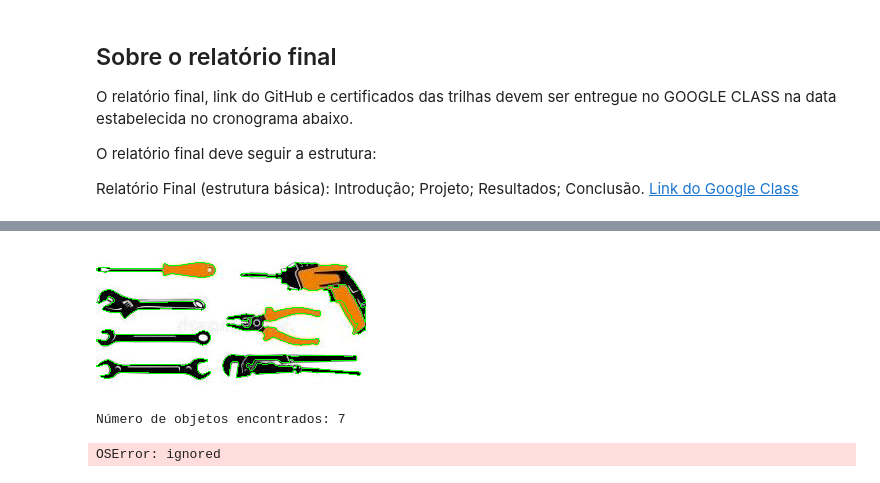
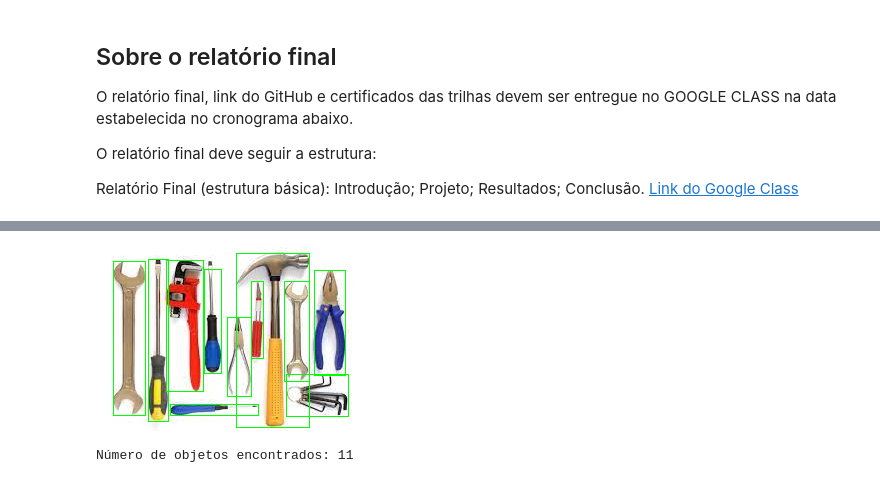
Before and after one commit to ElanDeyan/a3-cg-rv, a Jupyter notebook: A3_CG_E_RV.ipynb, the cells around one changed output, grey strips where cells are left out. Saved outputs shown, nothing was run; the diff lists cells and outputs as text; code cells hidden in the pictures.

```diff
--- a/A3_CG_E_RV.ipynb
+++ b/A3_CG_E_RV.ipynb
@@ -63,0 +68,13 @@ image = cv2.imread('./images.jpeg')
+# %%
+uploaded = files.upload()
+
+# Obter o nome do arquivo da imagem
+file_name = list(uploaded.keys())[0]
+
+file_directory = './' + file_name
+
+# Carregar a imagem usando a biblioteca PIL
+image_pil = Image.open(file_name)
+
+# Converter a imagem PIL para uma imagem NumPy (OpenCV)
+original_image = np.array(image_pil)
@@ -64,2 +84,4 @@ image = cv2.imread('./images.jpeg')
+# %%
+original_image = cv2.imread(file_directory)
 # %%
 # Verificar se a imagem foi carregada corretamente
@@ -77,0 +106,3 @@ cv2_imshow(image)
+# %%
+# Filtra contornos
+AREA_LIMIT = int(input("Insira a area limite: "))
@@ -78,32 +111,32 @@ cv2_imshow(image)
 # %%
-gray = cv2.cvtColor(image, cv2.COLOR_BGR2GRAY)
+# Adaptive threshold
 
-blurred = cv2.GaussianBlur(gray, (5, 5), 0)
-
-threshold = cv2.adaptiveThreshold(blurred, 255, cv2.ADAPTIVE_THRESH_GAUSSIAN_C,
+threshold = cv2.adaptiveThreshold(blurred_image, 255, cv2.ADAPTIVE_THRESH_GAUSSIAN_C,
                                   cv2.THRESH_BINARY_INV, 11, 2)
 
 kernel = np.ones((3, 3), np.uint8)
 closed = cv2.morphologyEx(threshold, cv2.MORPH_CLOSE, kernel)
 
+# Encontrar contornos na imagem com tamanho mínimo ajustado
 contours, _ = cv2.findContours(closed.copy(), cv2.RETR_EXTERNAL, cv2.CHAIN_APPROX_SIMPLE)
 
-filtered_contours = [cnt for cnt in contours if cv2.contourArea(cnt) > 250]
+# Filtra contornos que tenham uma area maior que AREA_LIMIT
+filtered_contours = [cnt for cnt in contours if cv2.contourArea(cnt) > AREA_LIMIT]
+
+# Criar uma cópia da imagem original para desenhar os contornos
+marked_image = original_image.copy()
 
 for contour in filtered_contours:
-    cv2.drawContours(image, [contour], -1, (0, 255, 0), 1)
+  # Obter um retângulo delimitador ao redor do contorno
+  x, y, w, h = cv2.boundingRect(contour)
+
+  # Desenhar um retângulo ao redor do objeto
+  cv2.rectangle(marked_image, (x, y), (x + w, y + h), (0, 255, 0), 1)
 
 object_count = len(filtered_contours)
 
-cv2_imshow(image)
+cv2_imshow(marked_image)
 print(f'Número de objetos encontrados: {object_count}')
 # %% [output]
-[figure, old version]
+[figure, new version]
-Número de objetos encontrados: 7
+Número de objetos encontrados: 11
-# %%
-import cv2
-import tensorflow as tf
-
-model = tf.saved_model.load('ssd_mobilenet_v1_coco_2017_11_17/saved_model')
-# %% [output]
-OSError: ignored
```
Also changed, not shown: parts of 19 cells of this notebook.
